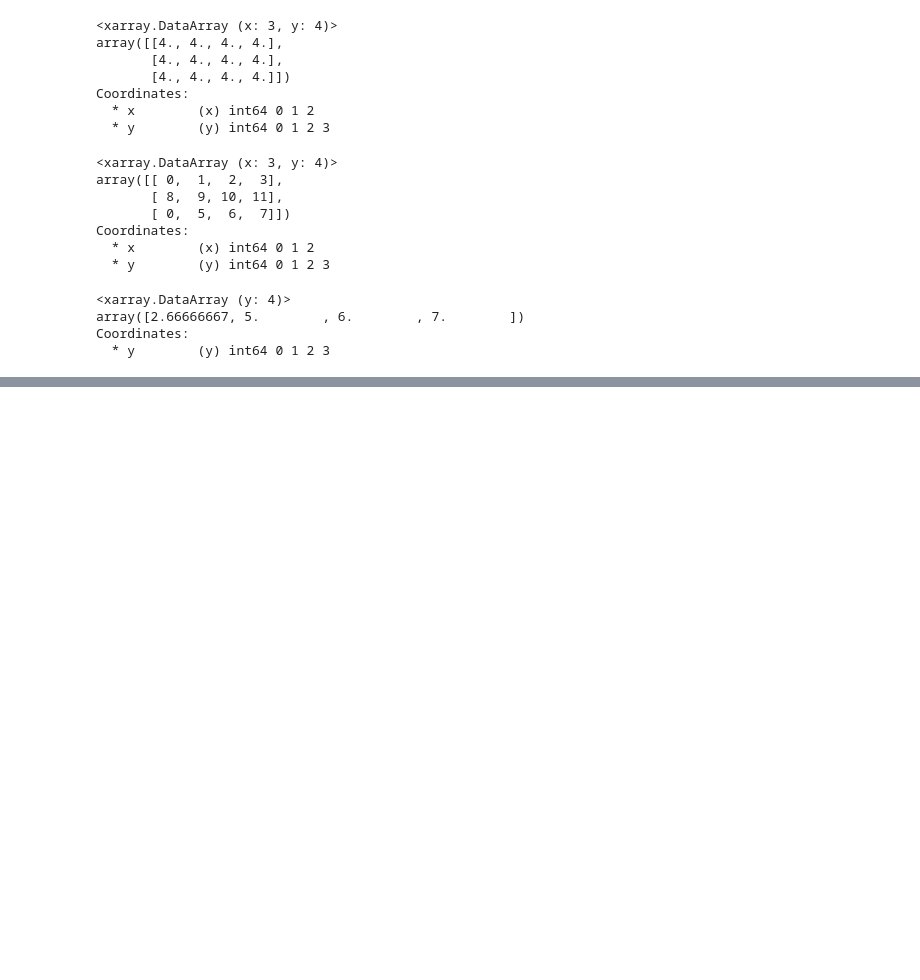
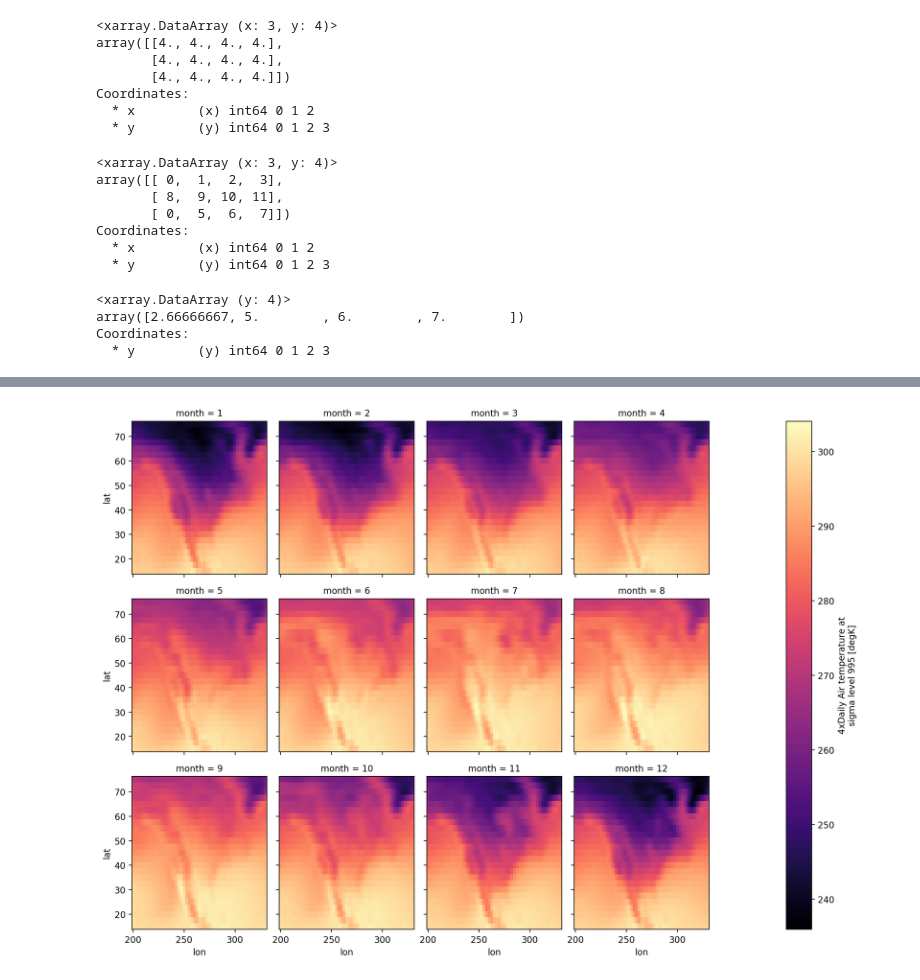
Before and after one commit to Paaprikaa/xarray, a Jupyter notebook: Xarray.ipynb, the cells around one changed output, grey strips where cells are left out. Saved outputs shown, nothing was run; the diff lists cells and outputs as text; code cells hidden in the pictures; blank space fills up the shorter version.

```diff
--- a/Xarray.ipynb
+++ b/Xarray.ipynb
@@ -353,0 +439,14 @@ Coordinates:
+# %%
+# acá el código de verdad así no se muestra la figura en la slide
+monthly_means = atg.groupby("time.month").mean()
+fg = monthly_means.Tair.plot(
+    col="month",
+    col_wrap=4,
+    # estética del plot, igual que en matplotlib
+    cmap=mpl.cm.magma,
+    cbar_kwargs= {
+        "pad": 0.1,
+    }
+)
+# %% [output]
+[figure, added]
```
Also changed, not shown: parts of 26 cells of this notebook, 1 other file.
